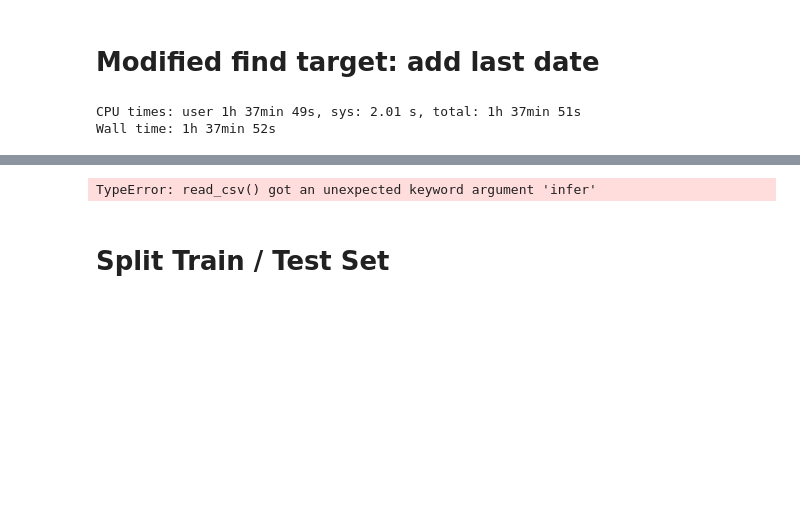
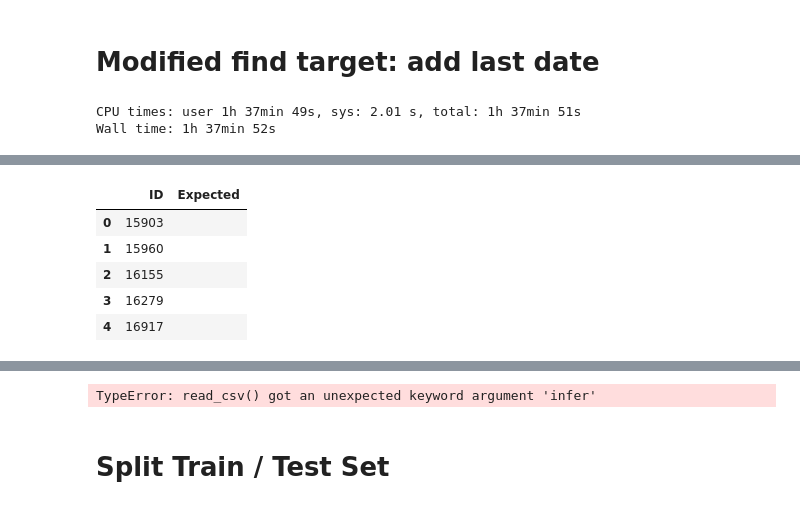
Before and after one commit to Fra1977/kaggle_santander, a Jupyter notebook: 02_create_train_test_sbmission_set.ipynb, the cells around one changed output, grey strips where cells are left out. Cells and saved outputs as stored; diff of their text form; code cells hidden in the pictures; blank space fills up the shorter version.

```diff
--- a/02_create_train_test_sbmission_set.ipynb
+++ b/02_create_train_test_sbmission_set.ipynb
@@ -292,0 +285,9 @@ display(test_public_data[:20])
+# %%
+df_subm.head()
+# %% [output]
+|  | ID | Expected |
+| 0 | 15903 |  |
+| 1 | 15960 |  |
+| 2 | 16155 |  |
+| 3 | 16279 |  |
+| 4 | 16917 |  |
```
Also changed, not shown: parts of 51 cells of this notebook, 1 other file.
